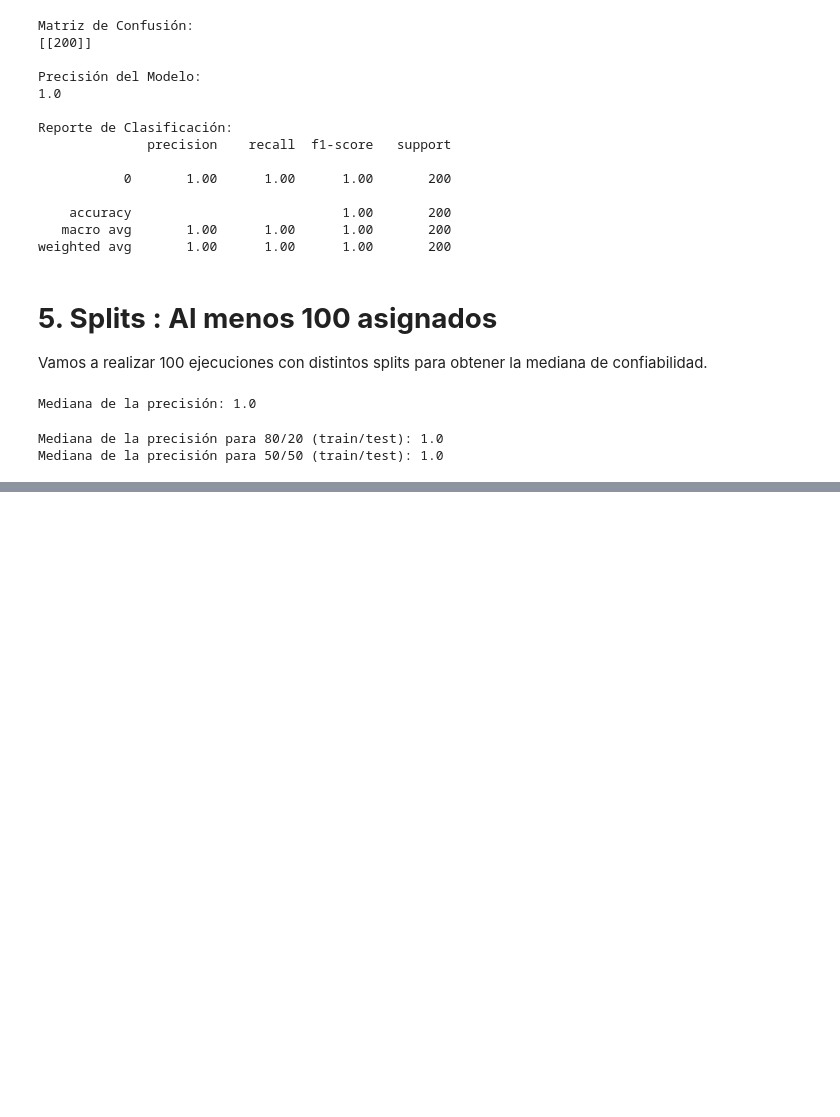
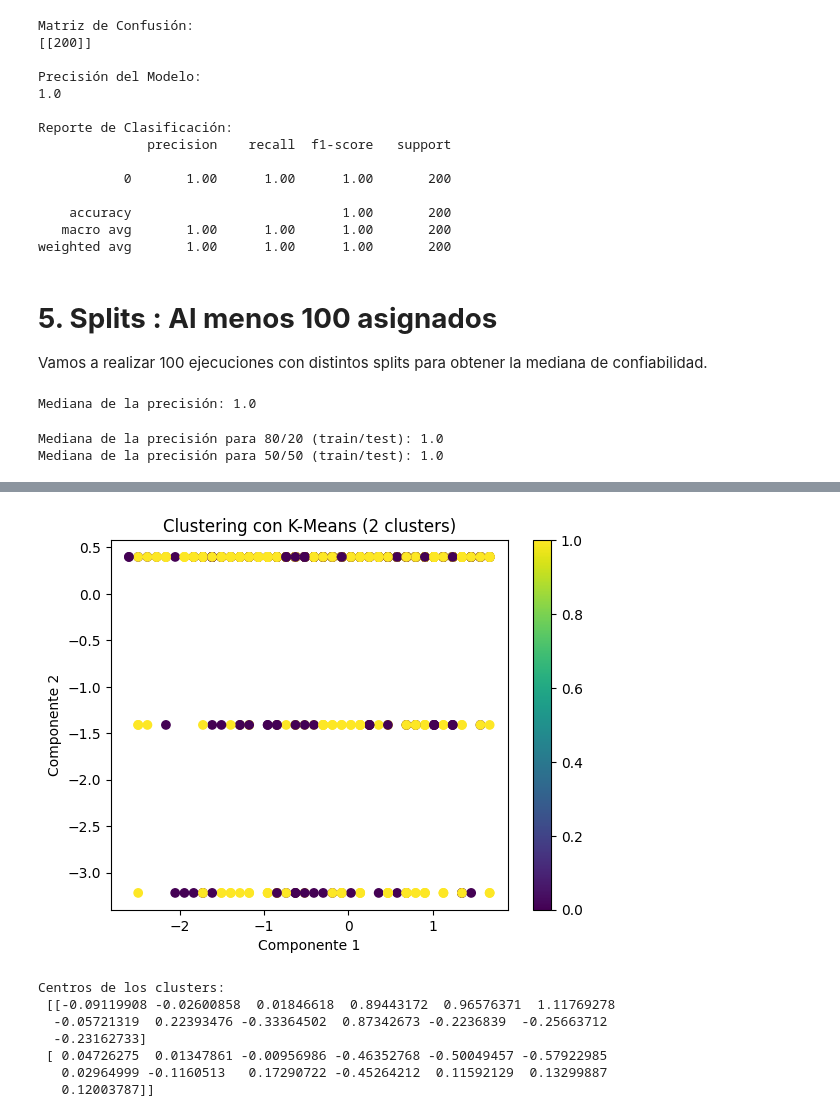
Before and after one commit to ArianneRios/EJER1, a Jupyter notebook: proyectopar1ari.ipynb, the cells around one changed output, grey strips where cells are left out. Saved outputs shown, nothing was run; the diff lists cells and outputs as text; code cells hidden in the pictures; blank space fills up the shorter version.

```diff
--- a/proyectopar1ari.ipynb
+++ b/proyectopar1ari.ipynb
@@ -316,0 +382,46 @@ Mediana de la precisión para 50/50 (train/test): 1.0
+# %%
+from sklearn.preprocessing import StandardScaler
+from sklearn.cluster import KMeans
+import matplotlib.pyplot as plt
+import pandas as pd
+from sklearn.preprocessing import LabelEncoder # Import LabelEncoder
+
+
+# Paso 1: Eliminar la columna 'y' (que corresponde a la clase)
+X = dataset.drop(columns=['Status'])  # Asegúrate de cambiar 'diagnosis' al nombre de la columna de clase
+
+# Create a LabelEncoder object
+encoder = LabelEncoder()
+
+# Iterate through columns and encode string values
+for column in X.select_dtypes(include=['object']).columns:
+    X[column] = encoder.fit_transform(X[column])
+
+# Paso 2: Estandarizar los datos
+X_scaled = StandardScaler().fit_transform(X)
+
+# Paso 3: Aplicar K-Means para clustering
+# Definimos el número de clusters. Como no tenemos la columna 'y', podemos intentar varios números.
+n_clusters = 2  # Por ejemplo, asumimos que hay 2 grupos, aunque este valor puede ajustarse
+kmeans = KMeans(n_clusters=n_clusters, random_state=42)
+y_kmeans = kmeans.fit_predict(X_scaled)
+
+# Paso 4: Visualizar los clusters (usando los dos primeros componentes)
+plt.scatter(X_scaled[:, 0], X_scaled[:, 1], c=y_kmeans, cmap='viridis')
+plt.xlabel('Componente 1')
+plt.ylabel('Componente 2')
+plt.title(f'Clustering con K-Means ({n_clusters} clusters)')
+plt.colorbar()
+plt.show()
+
+# Paso 5: Mostrar los centros de los clusters
+print("Centros de los clusters: \n", kmeans.cluster_centers_)
+# %% [output]
+[figure, added]
+Centros de los clusters:
+ [[-0.09119908 -0.02600858  0.01846618  0.89443172  0.96576371  1.11769278
+  -0.05721319  0.22393476 -0.33364502  0.87342673 -0.2236839  -0.25663712
+  -0.23162733]
+ [ 0.04726275  0.01347861 -0.00956986 -0.46352768 -0.50049457 -0.57922985
+   0.02964999 -0.1160513   0.17290722 -0.45264212  0.11592129  0.13299887
+   0.12003787]]
```
Also changed, not shown: parts of 2 cells of this notebook.
